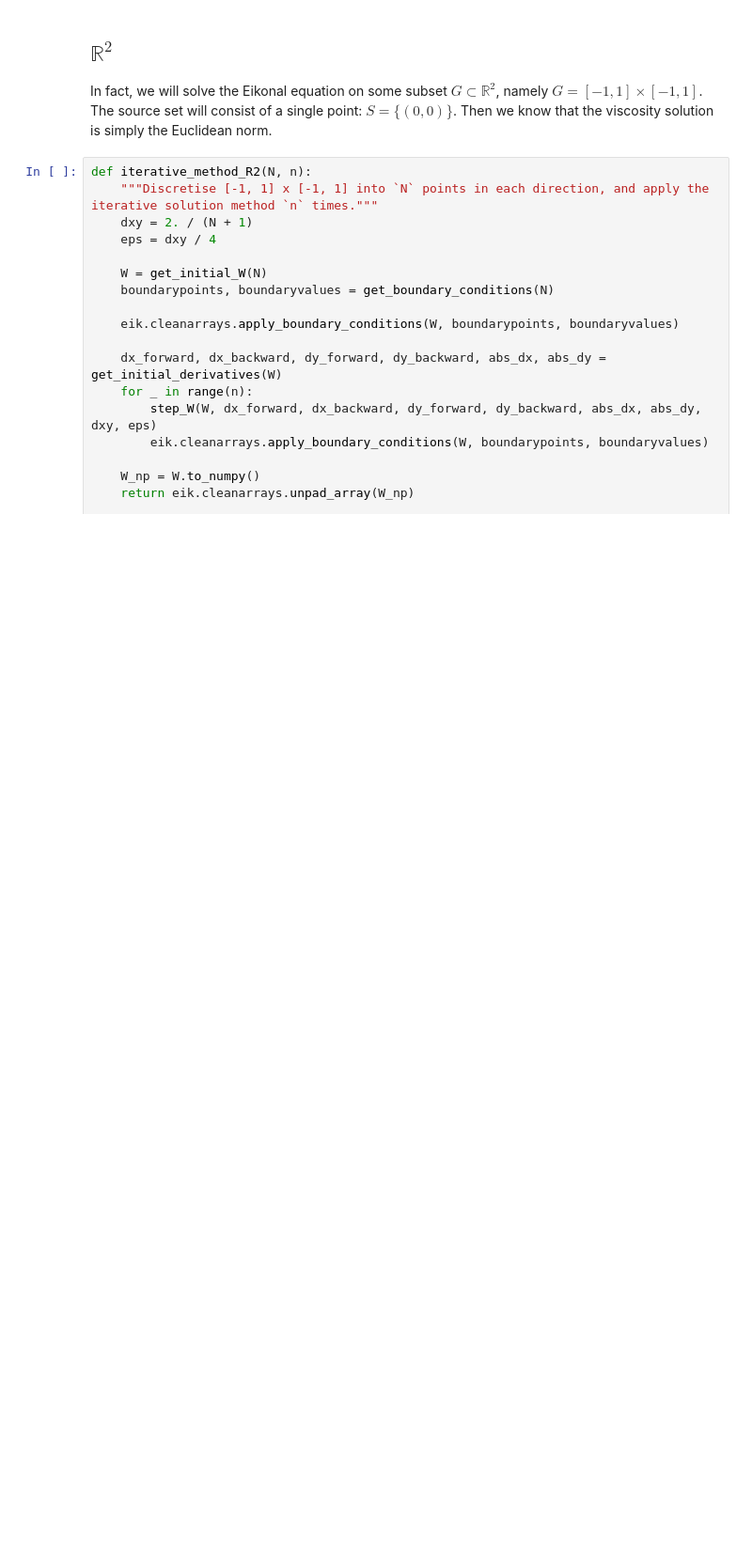
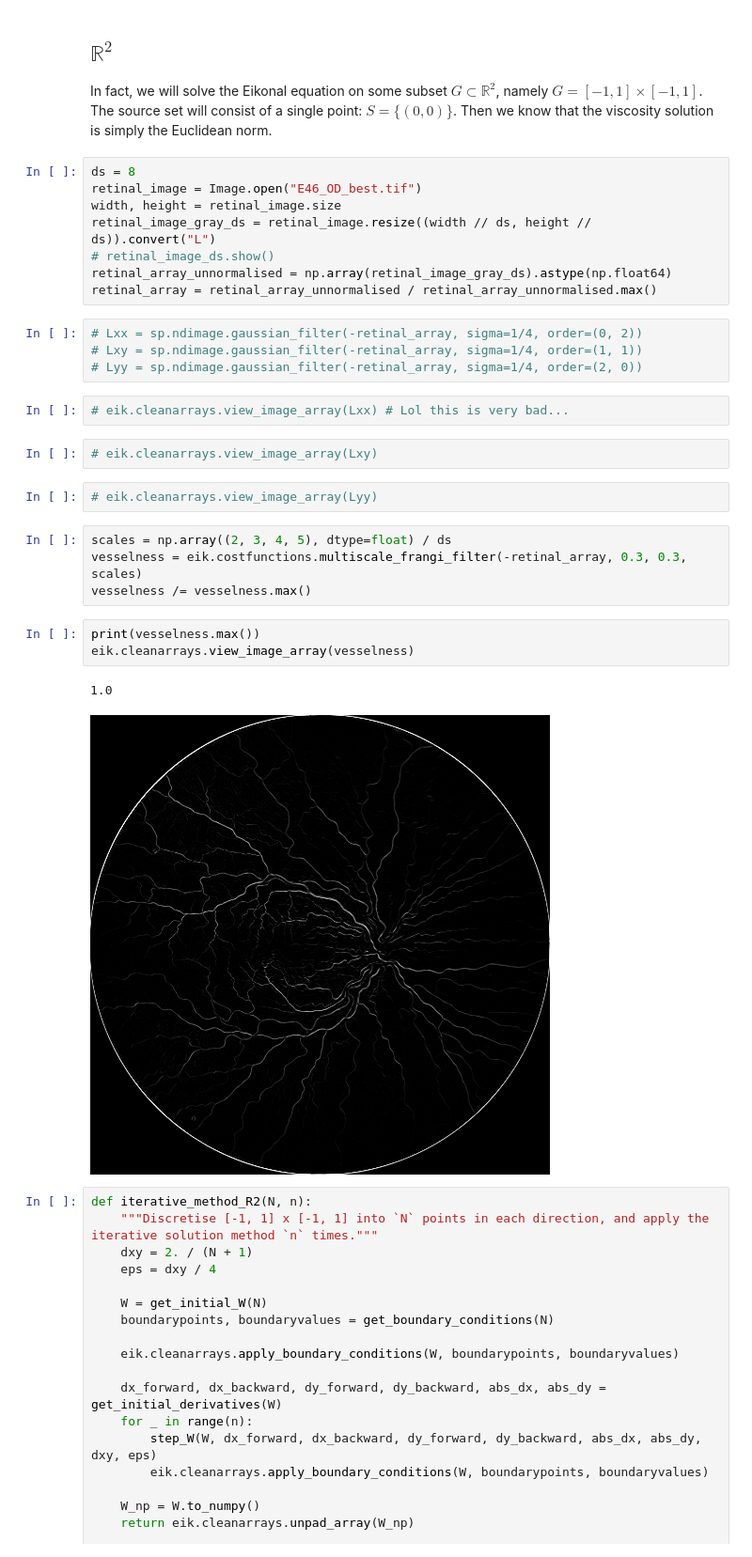
Before and after one commit to finn491/IterativeEikonal, a Jupyter notebook: iterativeeikonal.ipynb, the cells around one changed output. Shown: that part at 94% size. Cells and saved outputs as stored; diff of their text form; blank space fills up the shorter version.

Commit message:
test out new vesselness function.

```diff
--- a/iterativeeikonal.ipynb
+++ b/iterativeeikonal.ipynb
@@ -16,6 +22,34 @@ import matplotlib.pyplot as plt
 # %% [markdown]
 ## $\mathbb{R}^2$
 In fact, we will solve the Eikonal equation on some subset $G \subset \mathbb{R}^2$, namely $G = [-1, 1] \times [-1, 1]$. The source set will consist of a single point: $S = \{(0, 0)\}$. Then we know that the viscosity solution is simply the Euclidean norm.
+# %%
+ds = 8
+retinal_image = Image.open("E46_OD_best.tif")
+width, height = retinal_image.size
+retinal_image_gray_ds = retinal_image.resize((width // ds, height // ds)).convert("L")
+# retinal_image_ds.show()
+retinal_array_unnormalised = np.array(retinal_image_gray_ds).astype(np.float64)
+retinal_array = retinal_array_unnormalised / retinal_array_unnormalised.max()
+# %%
+# Lxx = sp.ndimage.gaussian_filter(-retinal_array, sigma=1/4, order=(0, 2))
+# Lxy = sp.ndimage.gaussian_filter(-retinal_array, sigma=1/4, order=(1, 1))
+# Lyy = sp.ndimage.gaussian_filter(-retinal_array, sigma=1/4, order=(2, 0))
+# %%
+# eik.cleanarrays.view_image_array(Lxx) # Lol this is very bad...
+# %%
+# eik.cleanarrays.view_image_array(Lxy)
+# %%
+# eik.cleanarrays.view_image_array(Lyy)
+# %%
+scales = np.array((2, 3, 4, 5), dtype=float) / ds
+vesselness = eik.costfunctions.multiscale_frangi_filter(-retinal_array, 0.3, 0.3, scales)
+vesselness /= vesselness.max()
+# %%
+print(vesselness.max())
+eik.cleanarrays.view_image_array(vesselness)
+# %% [output]
+1.0
+[figure, added]
 # %%
 def iterative_method_R2(N, n):
     """Discretise [-1, 1] x [-1, 1] into `N` points in each direction, and apply the iterative solution method `n` times."""
```
Also changed, not shown: parts of 2 cells of this notebook.
